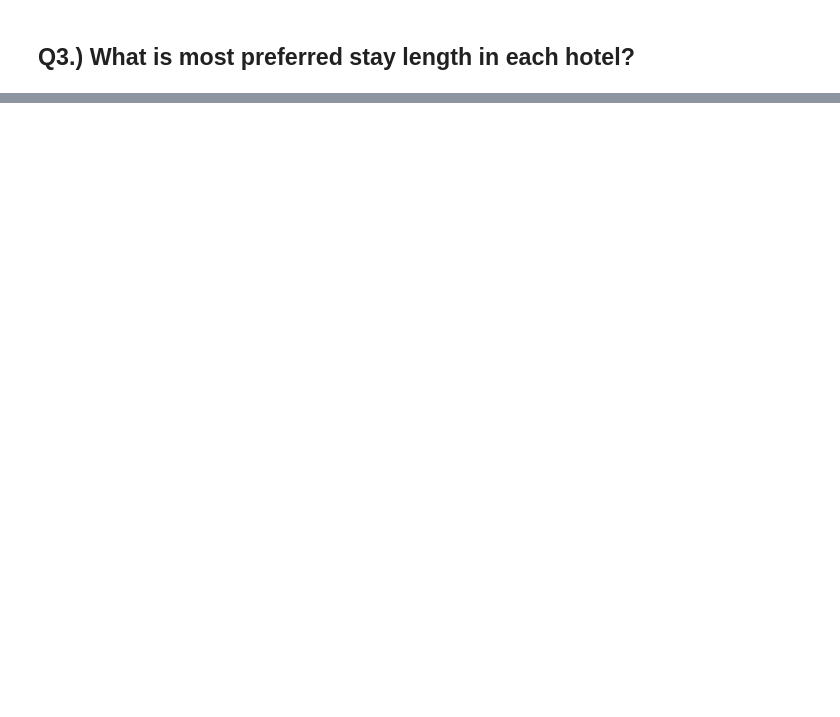
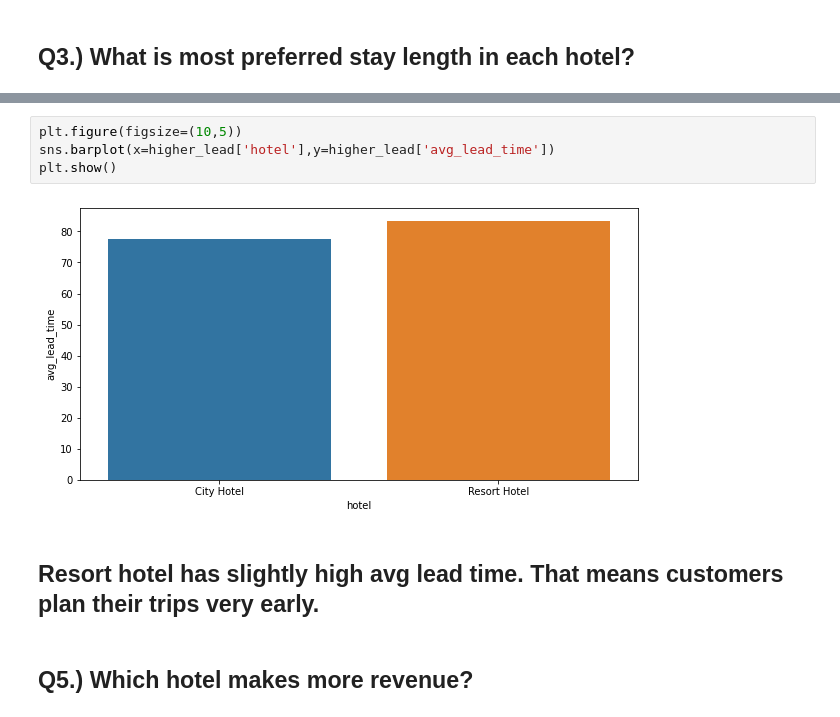
Before and after one commit to dileep-rawat/Capstone-Project-1-Hotel-Booking-Analysis, a Jupyter notebook: Hotel_Booking_Analysis_Capstone_Project.ipynb, the cells around one changed output, grey strips where cells are left out. Cells and saved outputs as stored; diff of their text form; blank space fills up the shorter version.

```diff
--- a/Hotel_Booking_Analysis_Capstone_Project.ipynb
+++ b/Hotel_Booking_Analysis_Capstone_Project.ipynb
@@ -252,0 +253,10 @@ Name: Total_stay, Length: 68, dtype: int64
+# %%
+plt.figure(figsize=(10,5))
+sns.barplot(x=higher_lead['hotel'],y=higher_lead['avg_lead_time'])
+plt.show()
+# %% [output]
+[figure, added]
+# %% [markdown]
+## Resort hotel has slightly high avg lead time. That means customers plan their trips very early.
+# %% [markdown]
+## Q5.) Which hotel makes more revenue?
```
Also changed, not shown: parts of 21 cells of this notebook.
